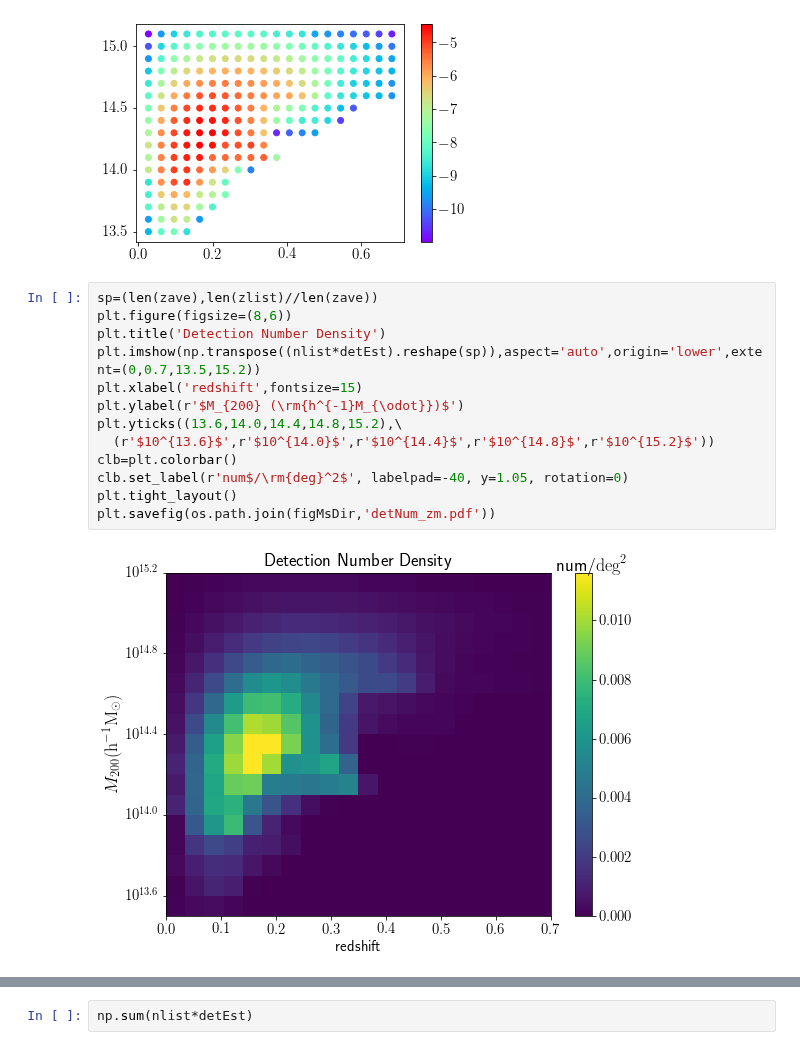
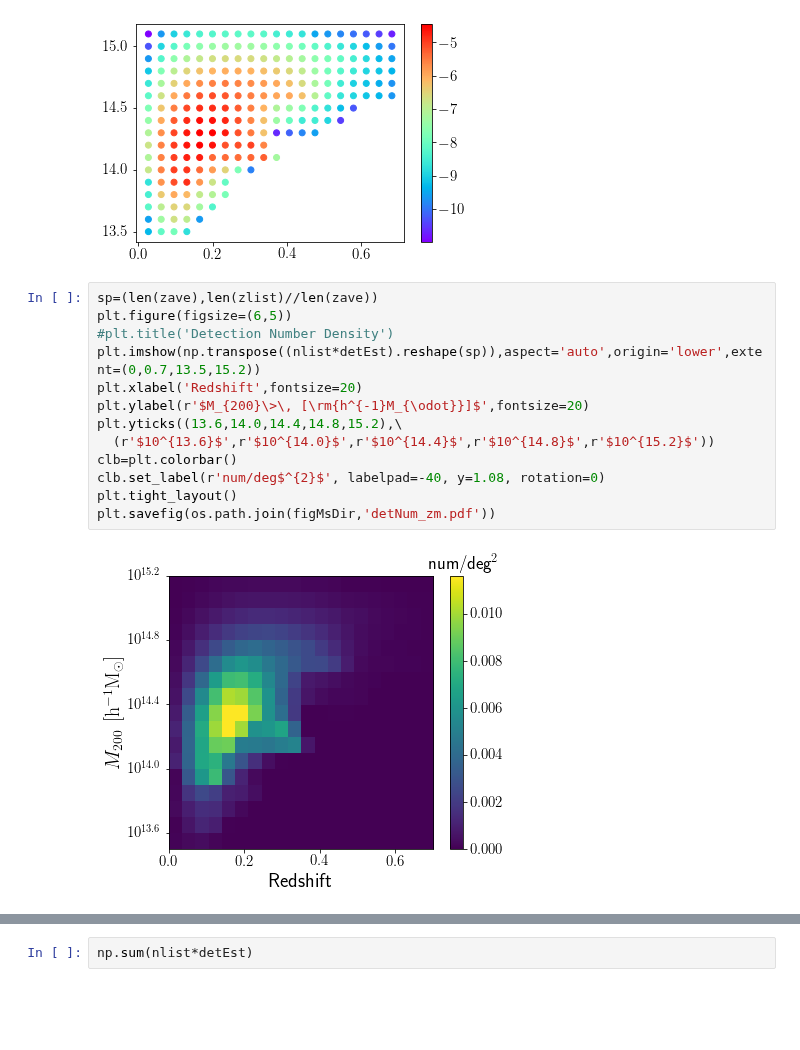
Before and after one commit to mr-superonion/splinv, a Jupyter notebook: notebook/sim/haloModelS16.ipynb, the cells around one changed output, grey strips where cells are left out. Drawn from its saved outputs; the diff is of its cells as text; blank space fills up the shorter version.

Commit message:
commit -m better plots

```diff
--- a/notebook/sim/haloModelS16.ipynb
+++ b/notebook/sim/haloModelS16.ipynb
@@ -131,16 +131,16 @@ plt.colorbar()
 [figure]
 # %%
 sp=(len(zave),len(zlist)//len(zave))
-plt.figure(figsize=(8,6))
-plt.title('Detection Number Density')
+plt.figure(figsize=(6,5))
+#plt.title('Detection Number Density')
 plt.imshow(np.transpose((nlist*detEst).reshape(sp)),aspect='auto',origin='lower',extent=(0,0.7,13.5,15.2))
-plt.xlabel('redshift',fontsize=15)
-plt.ylabel(r'$M_{200} (\rm{h^{-1}M_{\odot}})$')
+plt.xlabel('Redshift',fontsize=20)
+plt.ylabel(r'$M_{200}\>\, [\rm{h^{-1}M_{\odot}}]$',fontsize=20)
 plt.yticks((13.6,14.0,14.4,14.8,15.2),\
   (r'$10^{13.6}$',r'$10^{14.0}$',r'$10^{14.4}$',r'$10^{14.8}$',r'$10^{15.2}$'))
 clb=plt.colorbar()
-clb.set_label(r'num$/\rm{deg}^2$', labelpad=-40, y=1.05, rotation=0)
+clb.set_label(r'num/deg$^{2}$', labelpad=-40, y=1.08, rotation=0)
 plt.tight_layout()
 plt.savefig(os.path.join(figMsDir,'detNum_zm.pdf'))
 # %% [output]
-[figure, old version]
+[figure, new version]
```
Also changed, not shown: parts of 1 cell of this notebook, 2 other files.
